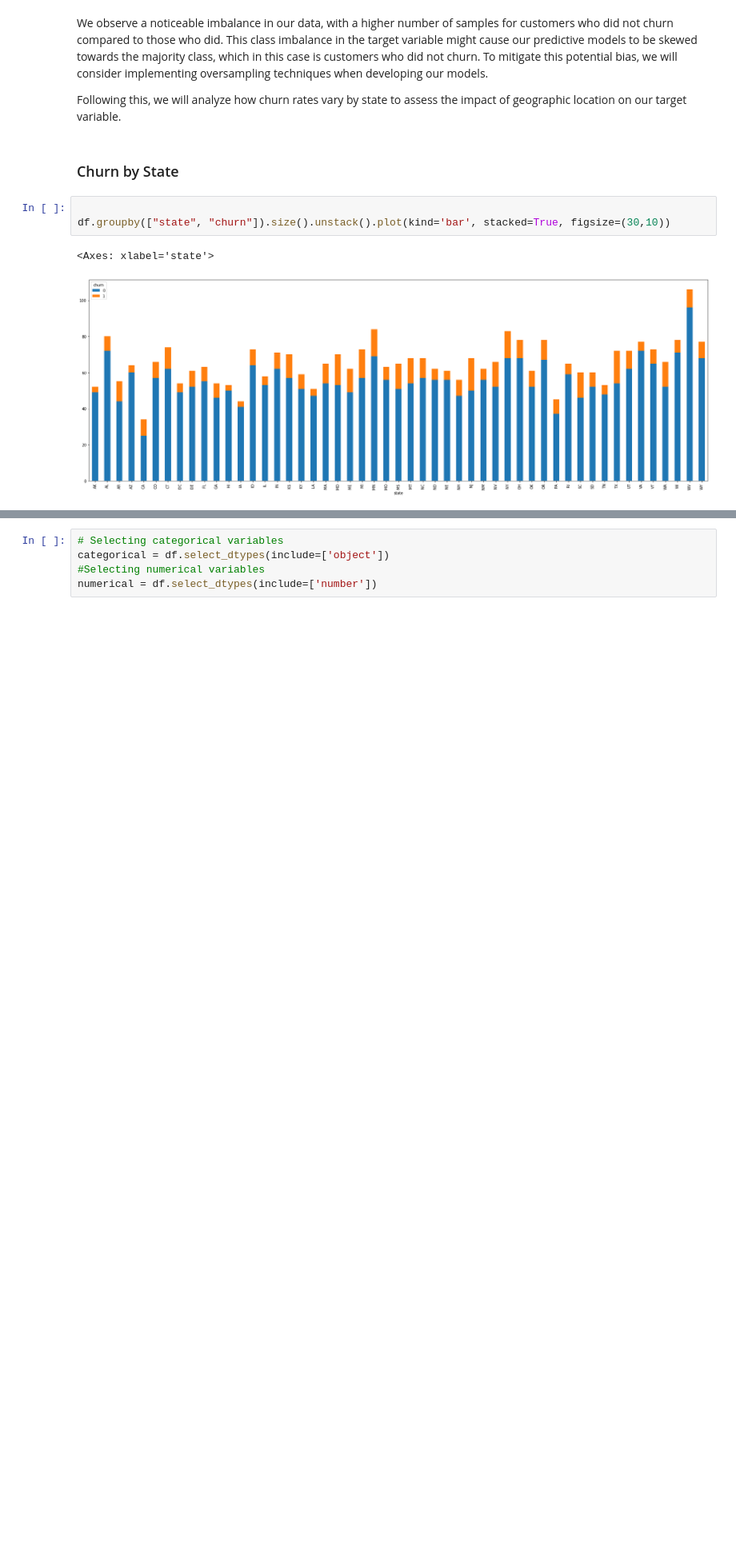
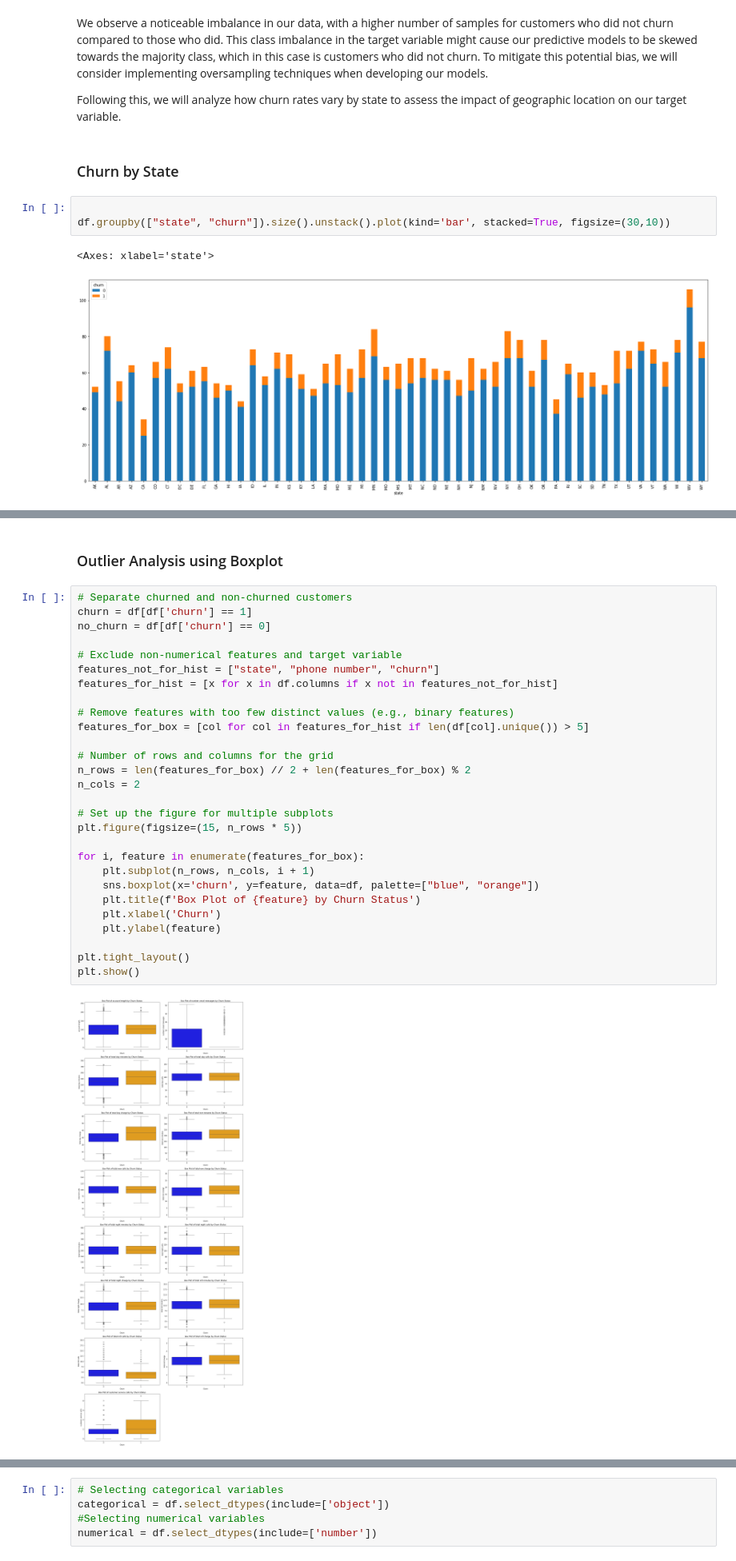
Before and after one commit to Giwanji/dsc-phase3-project, a Jupyter notebook: churn_prediction_model.ipynb, the cells around one changed output, grey strips where cells are left out. Shown at 80% size. Cells and saved outputs as stored; diff of their text form; blank space fills up the shorter version.

Commit message:
Descriptive Analysis

```diff
--- a/churn_prediction_model.ipynb
+++ b/churn_prediction_model.ipynb
@@ -276,0 +285,32 @@ df.hist(figsize = (20,18));
+# %% [markdown]
+### Outlier Analysis using Boxplot
+# %%
+# Separate churned and non-churned customers
+churn = df[df['churn'] == 1]
+no_churn = df[df['churn'] == 0]
+
+# Exclude non-numerical features and target variable
+features_not_for_hist = ["state", "phone number", "churn"]
+features_for_hist = [x for x in df.columns if x not in features_not_for_hist]
+
+# Remove features with too few distinct values (e.g., binary features)
+features_for_box = [col for col in features_for_hist if len(df[col].unique()) > 5]
+
+# Number of rows and columns for the grid
+n_rows = len(features_for_box) // 2 + len(features_for_box) % 2
+n_cols = 2
+
+# Set up the figure for multiple subplots
+plt.figure(figsize=(15, n_rows * 5))
+
+for i, feature in enumerate(features_for_box):
+    plt.subplot(n_rows, n_cols, i + 1)
+    sns.boxplot(x='churn', y=feature, data=df, palette=["blue", "orange"])
+    plt.title(f'Box Plot of {feature} by Churn Status')
+    plt.xlabel('Churn')
+    plt.ylabel(feature)
+
+plt.tight_layout()
+plt.show()
+# %% [output]
+[figure, added]
```
Also changed, not shown: parts of 14 cells of this notebook.
